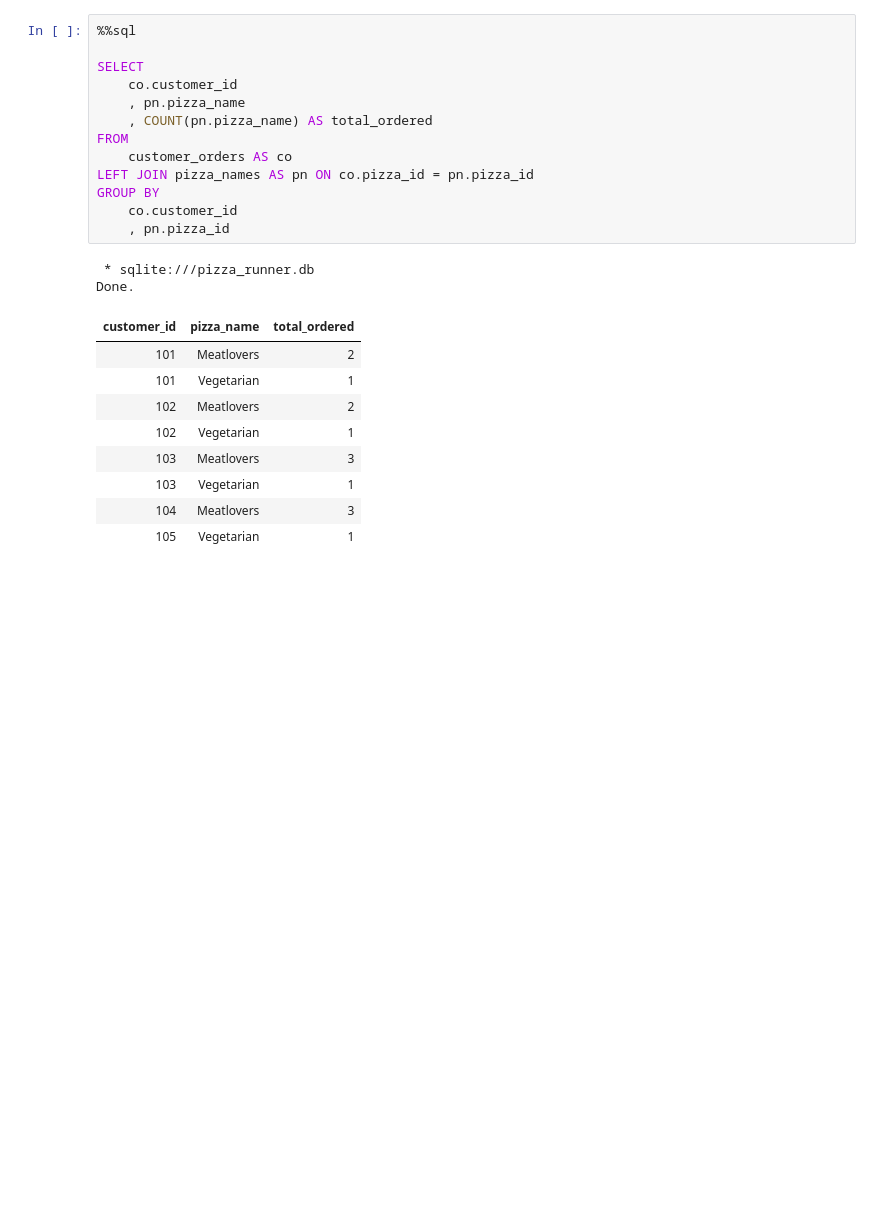
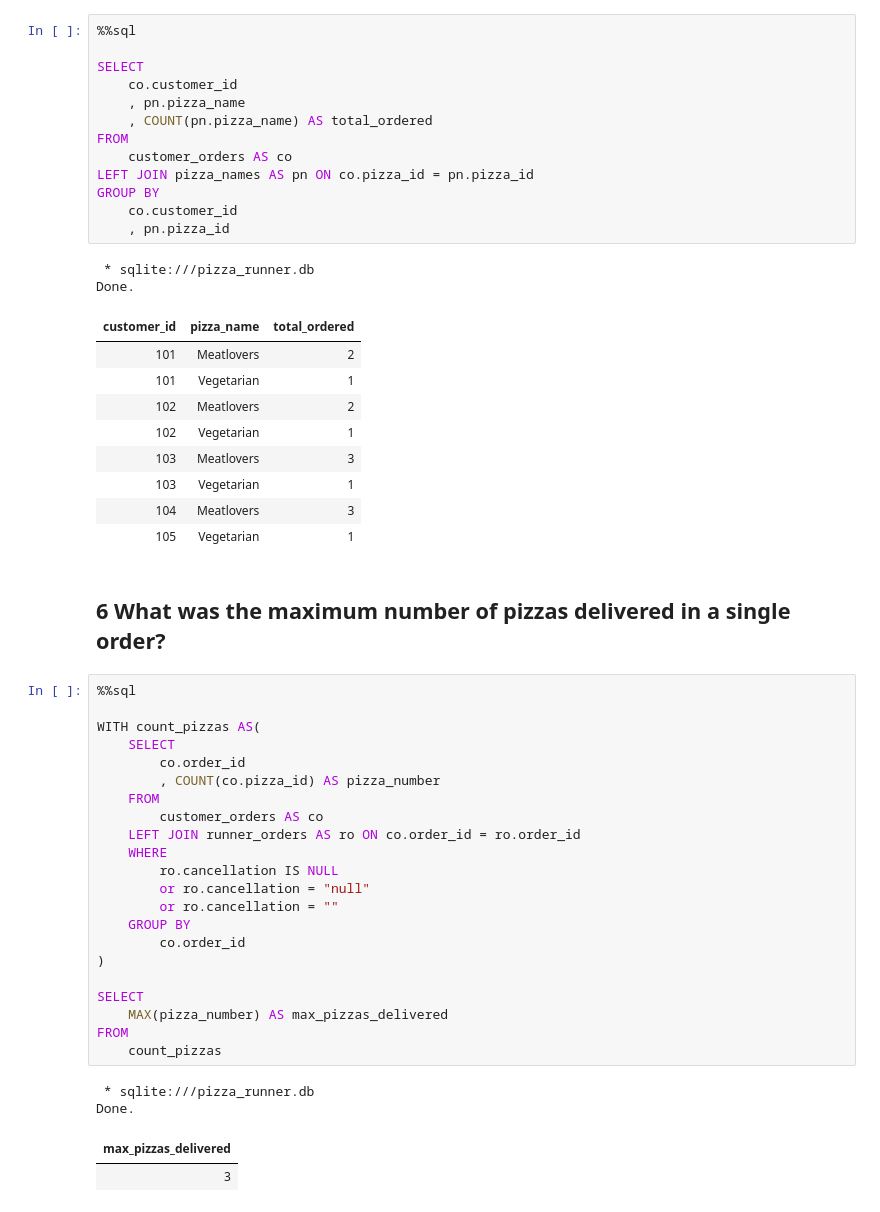
Before and after one commit to Kuziomkin/analytics_case_study, a Jupyter notebook: pizza_runner/pizza_runner_sql.ipynb, the cells around one changed output. Saved outputs shown, nothing was run; the diff lists cells and outputs as text; blank space fills up the shorter version.

```diff
--- a/pizza_runner/pizza_runner_sql.ipynb
+++ b/pizza_runner/pizza_runner_sql.ipynb
@@ -434,3 +434,32 @@ Done.
 | 103 | Vegetarian | 1 |
 | 104 | Meatlovers | 3 |
 | 105 | Vegetarian | 1 |
+# %% [markdown]
+## 6 What was the maximum number of pizzas delivered in a single order?
+# %%
+%%sql
+
+WITH count_pizzas AS(
+    SELECT
+        co.order_id
+        , COUNT(co.pizza_id) AS pizza_number
+    FROM
+        customer_orders AS co
+    LEFT JOIN runner_orders AS ro ON co.order_id = ro.order_id
+    WHERE
+        ro.cancellation IS NULL
+        or ro.cancellation = "null"
+        or ro.cancellation = ""
+    GROUP BY
+        co.order_id
+)
+
+SELECT
+    MAX(pizza_number) AS max_pizzas_delivered
+FROM
+    count_pizzas
+# %% [output]
+ * sqlite:///pizza_runner.db
+Done.
+| max_pizzas_delivered |
+| 3 |
```
